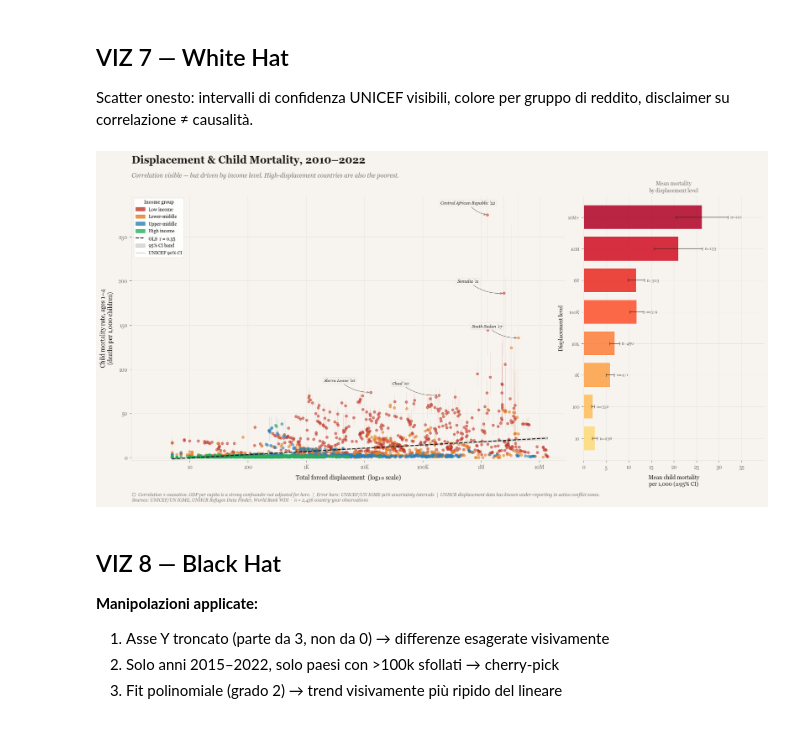
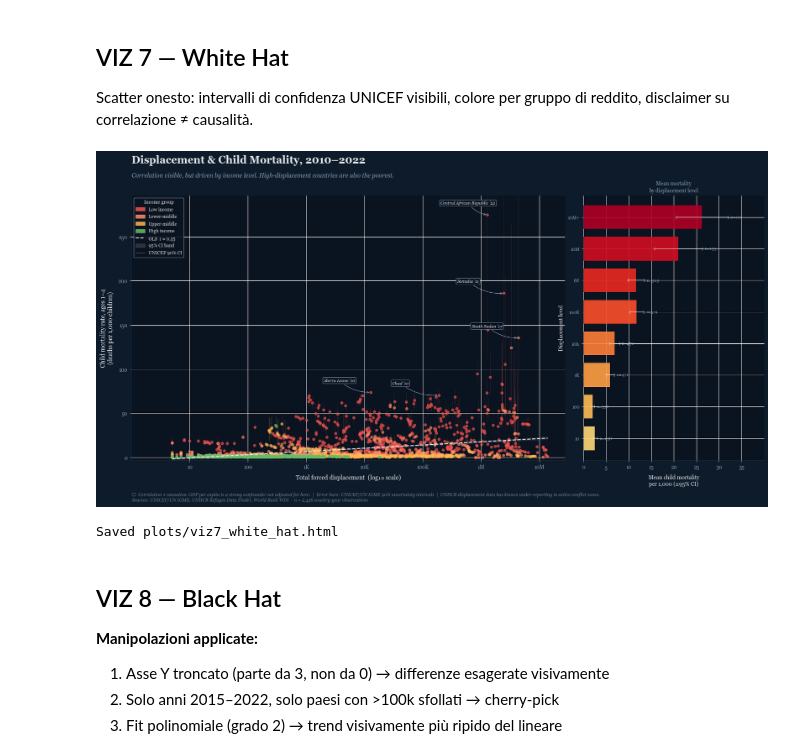
Before and after one commit to Gloreti03/dataviz-humanitarian-analysis, a Jupyter notebook: python_visualizations.ipynb, the cells around one changed output. Saved outputs shown, nothing was run; the diff lists cells and outputs as text; code cells hidden in the pictures.

```diff
--- a/python_visualizations.ipynb
+++ b/python_visualizations.ipynb
@@ -174,7 +174,7 @@ fig.show()
 ## VIZ 7 — White Hat
 Scatter onesto: intervalli di confidenza UNICEF visibili, colore per gruppo di reddito, disclaimer su correlazione ≠ causalità.
 # %%
-# ── VIZ 7 — WHITE HAT ────────────────────────────────────────────────────────
+# ── VIZ 7 — WHITE HAT (dark theme, crisis palette) ─────────────────────────
 
 plt.rcParams.update({
     'font.family': 'serif',
@@ -182,7 +182,7 @@ plt.rcParams.update({
     'axes.unicode_minus': False,
 })
 
-# ── Prepare data ──────────────────────────────────────────────────────────────
+# ── Prepare data ──
 wh = df[
     df['total_displaced'].notna() &
     df['mortality_1t4'].notna() &
@@ -200,8 +200,7 @@ N_BINS = 8
 wh['log_bin_idx'] = pd.cut(wh['log_displaced'], bins=N_BINS, labels=False)
 hist_wh = (
     wh.groupby('log_bin_idx', observed=True)['mortality_1t4']
-    .agg(['mean', 'std', 'count'])
-    .reset_index()
+    .agg(['mean', 'std', 'count']).reset_index()
 )
 bins_wh = pd.cut(wh['log_displaced'], bins=N_BINS, retbins=True)[1]
 hist_wh['x_mid']   = (bins_wh[:-1] + bins_wh[1:]) / 2
@@ -214,20 +213,22 @@ slope, intercept, r_val, p_val, _ = stats.linregress(x_all, y_all)
 xr = np.linspace(x_all.min(), x_all.max(), 300)
 yr = slope * xr + intercept
 
-# ── Style constants ────────────────────────────────────────────────────────────
-BG   = '#F7F4EF'
-INK  = '#1C1917'
-MUTED= '#78716C'
-GRID = '#E7E5E0'
+# ── Palette aligned with the JS widget ──
+BG    = '#0d1b2a'
+PANEL = '#0a1320'
+INK   = '#e6e9ed'
+MUTED = '#8ba0b8'
+DIM   = '#6f8398'
+GRID  = (1, 1, 1, 0.08)
 
 INCOME_PALETTE = {
-    'Low income':     '#C0392B',
-    'Lower-middle':   '#E67E22',
-    'Upper-middle':   '#2980B9',
-    'High income':    '#27AE60',
+    'Low income':   '#ef5350',  # high crisis
+    'Lower-middle': '#ff8a65',  # medium
+    'Upper-middle': '#ffb74d',  # low
+    'High income':  '#66bb6a',  # minimal
 }
 
-# ── Figure layout ──────────────────────────────────────────────────────────────
+# ── Figure layout ──
 fig7 = plt.figure(figsize=(17, 9), facecolor=BG)
 gs   = gridspec.GridSpec(1, 2, figure=fig7, width_ratios=[2.4, 1],
                          wspace=0.06, left=0.06, right=0.96, top=0.85, bottom=0.14)
@@ -235,7 +236,7 @@ ax_scatter = fig7.add_subplot(gs[0])
 ax_bar     = fig7.add_subplot(gs[1])
 
 for ax in [ax_scatter, ax_bar]:
-    ax.set_facecolor(BG)
+    ax.set_facecolor(PANEL)
     ax.spines['top'].set_visible(False)
     ax.spines['right'].set_visible(False)
     ax.spines['left'].set_color(GRID)
@@ -243,18 +244,18 @@ for ax in [ax_scatter, ax_bar]:
     ax.tick_params(colors=MUTED, labelsize=9)
     ax.grid(True, color=GRID, lw=0.7, zorder=0)
 
-# ── Scatter ────────────────────────────────────────────────────────────────────
+# ── Scatter ──
 for group, color in INCOME_PALETTE.items():
     g = wh[wh['income_group'] == group]
     ax_scatter.errorbar(
         g['log_displaced'], g['mortality_1t4'],
         yerr=[(g['mortality_1t4'] - g['mortality_1t4_low']).clip(0),
               (g['mortality_1t4_high'] - g['mortality_1t4']).clip(0)],
-        fmt='none', ecolor=color, elinewidth=0.45, capsize=0, alpha=0.2, zorder=1
+        fmt='none', ecolor=color, elinewidth=0.45, capsize=0, alpha=0.25, zorder=1
     )
     ax_scatter.scatter(
         g['log_displaced'], g['mortality_1t4'],
-        color=color, s=18, alpha=0.55, zorder=2, label=group
+        color=color, s=18, alpha=0.65, zorder=2, label=group
     )
 
 n      = len(x_all)
@@ -276,7 +277,7 @@ for _, row in outliers.iterrows():
         xytext=(row['log_displaced'] - 0.8, row['mortality_1t4'] + 12),
         fontsize=7.5, color=INK, fontstyle='italic',
         arrowprops=dict(arrowstyle='->', color=MUTED, lw=0.8, connectionstyle='arc3,rad=0.2'),
-        bbox=dict(boxstyle='round,pad=0.25', fc=BG, ec=GRID, lw=0.8)
+        bbox=dict(boxstyle='round,pad=0.25', fc=PANEL, ec=DIM, lw=0.8)
     )
 
 ax_scatter.set_xlabel('Total forced displacement  (log₁₀ scale)', fontsize=10.5, color=INK, labelpad=8)
@@ -286,55 +287,71 @@ ax_scatter.set_ylim(-3, y_all.max() * 1.08)
 ax_scatter.set_xticks([1, 2, 3, 4, 5, 6, 7])
 ax_scatter.set_xticklabels(['10', '100', '1K', '10K', '100K', '1M', '10M'], fontsize=9, color=MUTED)
 
-income_handles = [mpatches.Patch(color=c, alpha=0.8, label=l) for l, c in INCOME_PALETTE.items()]
+income_handles = [mpatches.Patch(color=c, alpha=0.85, label=l) for l, c in INCOME_PALETTE.items()]
 income_handles += [
     Line2D([0],[0], color=INK, lw=1.5, ls='--', label=f'OLS  r = {r_val:.2f}'),
     mpatches.Patch(color=INK, alpha=0.15, label='95% CI band'),
-    Line2D([0],[0], color=MUTED, lw=0.6, alpha=0.5, label='UNICEF 90% CI'),
+    Line2D([0],[0], color=MUTED, lw=0.6, alpha=0.6, label='UNICEF 90% CI'),
 ]
-ax_scatter.legend(handles=income_handles, loc='upper left', fontsize=8,
-                  framealpha=0.92, edgecolor=GRID, title='Income group', title_fontsize=8.5)
+leg = ax_scatter.legend(handles=income_handles, loc='upper left', fontsize=8,
+                  framealpha=0.9, edgecolor=DIM, title='Income group', title_fontsize=8.5,
+                  facecolor=PANEL, labelcolor=INK)
+leg.get_title().set_color(INK)
 
-# ── Bar chart ──────────────────────────────────────────────────────────────────
+# ── Bar chart ──
 bar_colors = plt.cm.YlOrRd(np.linspace(0.25, 0.9, len(hist_wh)))
 ax_bar.barh(hist_wh['x_mid'], hist_wh['mean'],
             height=hist_wh['x_width'] * 0.75,
-            color=bar_colors, alpha=0.85, zorder=2)
+            color=bar_colors, alpha=0.9, zorder=2)
 ax_bar.errorbar(hist_wh['mean'], hist_wh['x_mid'],
                 xerr=hist_wh['ci95'],
-                fmt='none', color=INK, elinewidth=1.2, capsize=3, alpha=0.6, zorder=3)
+                fmt='none', color=INK, elinewidth=1.2, capsize=3, alpha=0.65, zorder=3)
 
 for _, row in hist_wh.iterrows():
     ax_bar.text(row['mean'] + row['ci95'] + 0.5, row['x_mid'],
                 f"n={int(row['count'])}", va='center', fontsize=7.5, color=MUTED)
 
 ax_bar.set_xlabel('Mean child mortality\nper 1,000 (±95% CI)', fontsize=9.5, color=INK, labelpad=8)
 ax_bar.set_xlim(0, hist_wh['mean'].max() + hist_wh['ci95'].max() + 8)
 ax_bar.set_ylim(bins_wh[0] - 0.15, bins_wh[-1] + 0.15)
 ax_bar.set_yticks(hist_wh['x_mid'])
 ax_bar.set_yticklabels(['10','100','1K','10K','100K','1M','10M','10M+'][:len(hist_wh)],
                         fontsize=8, color=MUTED)
 ax_bar.set_ylabel('Displacement level', fontsize=9.5, color=INK, labelpad=6)
 ax_bar.set_title('Mean mortality\nby displacement level', fontsize=9, color=MUTED, pad=6)
 
-# ── Titles & footnote ──────────────────────────────────────────────────────────
+# ── Titles & footnote ──
 fig7.text(0.06, 0.93, 'Displacement & Child Mortality, 2010–2022',
           fontsize=18, fontweight='bold', color=INK, va='bottom')
 fig7.text(0.06, 0.895,
           'Correlation visible, but driven by income level. High-displacement countries are also the poorest.',
           fontsize=10.5, color=MUTED, va='bottom', style='italic')
 fig7.text(
     0.06, 0.025,
     '⚠  Correlation ≠ causation. GDP per capita is a strong confounder not adjusted for here.  '
     '|  Error bars: UNICEF/UN IGME 90% uncertainty intervals  |  '
     'UNHCR displacement data has known under-reporting in active conflict zones.\n'
     'Sources: UNICEF/UN IGME, UNHCR Refugee Data Finder, World Bank WDI  ·  n = {:,} country-year observations'.format(len(wh)),
-    fontsize=7.8, color=MUTED, va='bottom', style='italic'
+    fontsize=7.8, color=DIM, va='bottom', style='italic'
 )
 
 plt.show()
 # %% [output]
-[figure, old version]
+[figure, new version]
+# %%
+import base64
+from io import BytesIO
+
+_buf = BytesIO()
+fig7.savefig(_buf, format='png', dpi=150, bbox_inches='tight', facecolor=BG)
+_buf.seek(0)
+_img = base64.b64encode(_buf.read()).decode()
+_html = f'<html><body style="margin:0;padding:0;background:{BG}"><img src="embedded-picture" style="width:100%;display:block"></body></html>'
+with open('plots/viz7_white_hat.html', 'w', encoding='utf-8') as _f:
+    _f.write(_html)
+print('Saved plots/viz7_white_hat.html')
+# %% [output]
+Saved plots/viz7_white_hat.html
 # %% [markdown]
 ## VIZ 8 — Black Hat
 **Manipolazioni applicate:**
```
Also changed, not shown: parts of 17 cells of this notebook, 10 other files.
